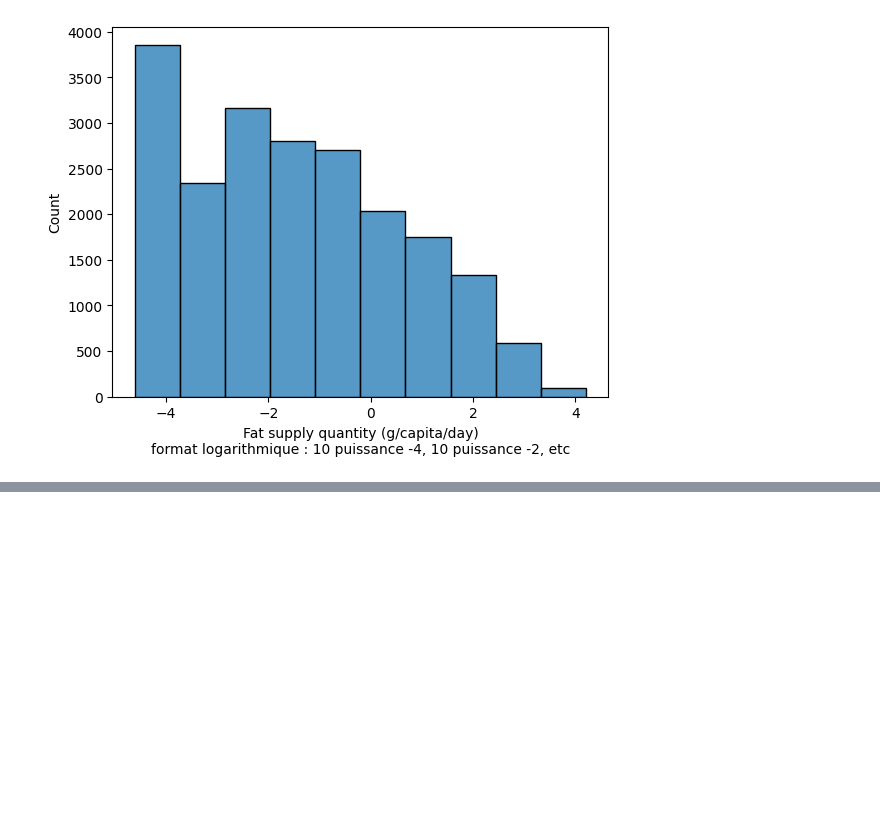
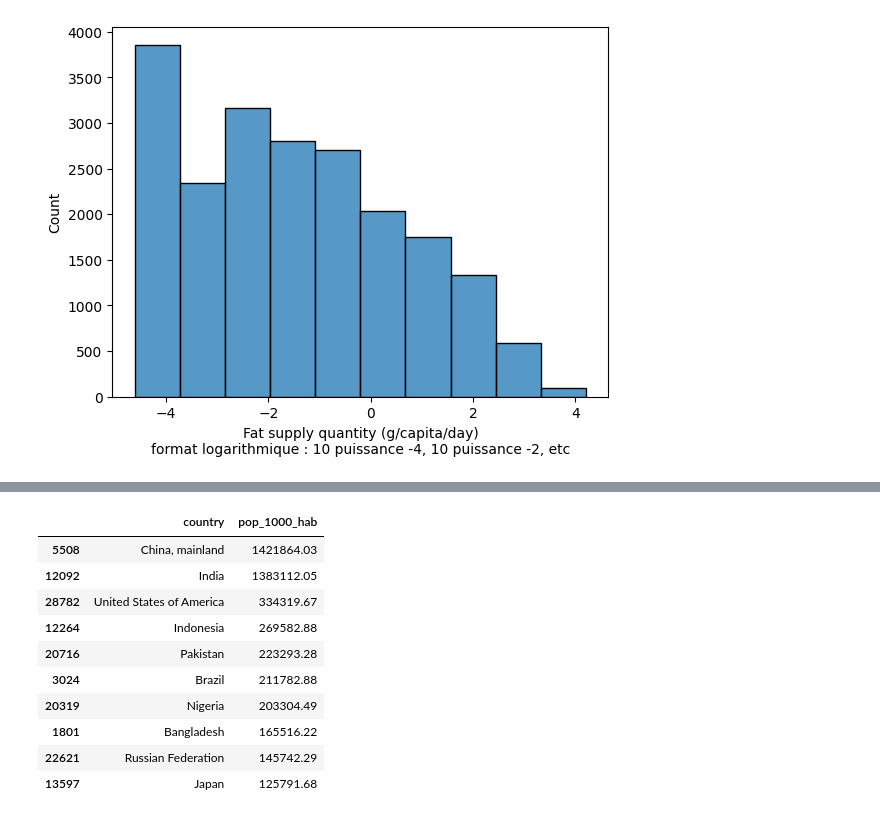
Before and after one commit to t7bo/projet-brief-pandas, a Jupyter notebook: deb.ipynb, the cells around one changed output, grey strips where cells are left out. Saved outputs shown, nothing was run; the diff lists cells and outputs as text; code cells hidden in the pictures; blank space fills up the shorter version.

```diff
--- a/tibo.ipynb
+++ b/deb.ipynb
@@ -469,0 +510,27 @@ plt.show()
+# %%
+# assurez-vous que le DataFrame est trié correctement (par exemple, par année si vous voulez la valeur la plus récente)
+final_df_sorted = final_df.sort_values(by=['year', 'country'], ascending=[False, True])
+
+# supprimer les doublons, ne garder que la première occurrence de chaque pays
+final_df_unique = final_df_sorted.drop_duplicates(subset='country')
+
+# trier par population dans l'ordre décroissant
+sorted_unique = final_df_unique.sort_values(by='pop_1000_hab', ascending=False)
+
+# sélectionner les dix premiers pays
+top_ten_countries = sorted_unique.head(10)
+
+# Afficher les résultats
+top_ten_countries[['country', 'pop_1000_hab']]
+# %% [output]
+|  | country | pop_1000_hab |
+| 5508 | China, mainland | 1421864.03 |
+| 12092 | India | 1383112.05 |
+| 28782 | United States of America | 334319.67 |
+| 12264 | Indonesia | 269582.88 |
+| 20716 | Pakistan | 223293.28 |
+| 3024 | Brazil | 211782.88 |
+| 20319 | Nigeria | 203304.49 |
+| 1801 | Bangladesh | 165516.22 |
+| 22621 | Russian Federation | 145742.29 |
+| 13597 | Japan | 125791.68 |
```
Also changed, not shown: parts of 9 cells of this notebook.
